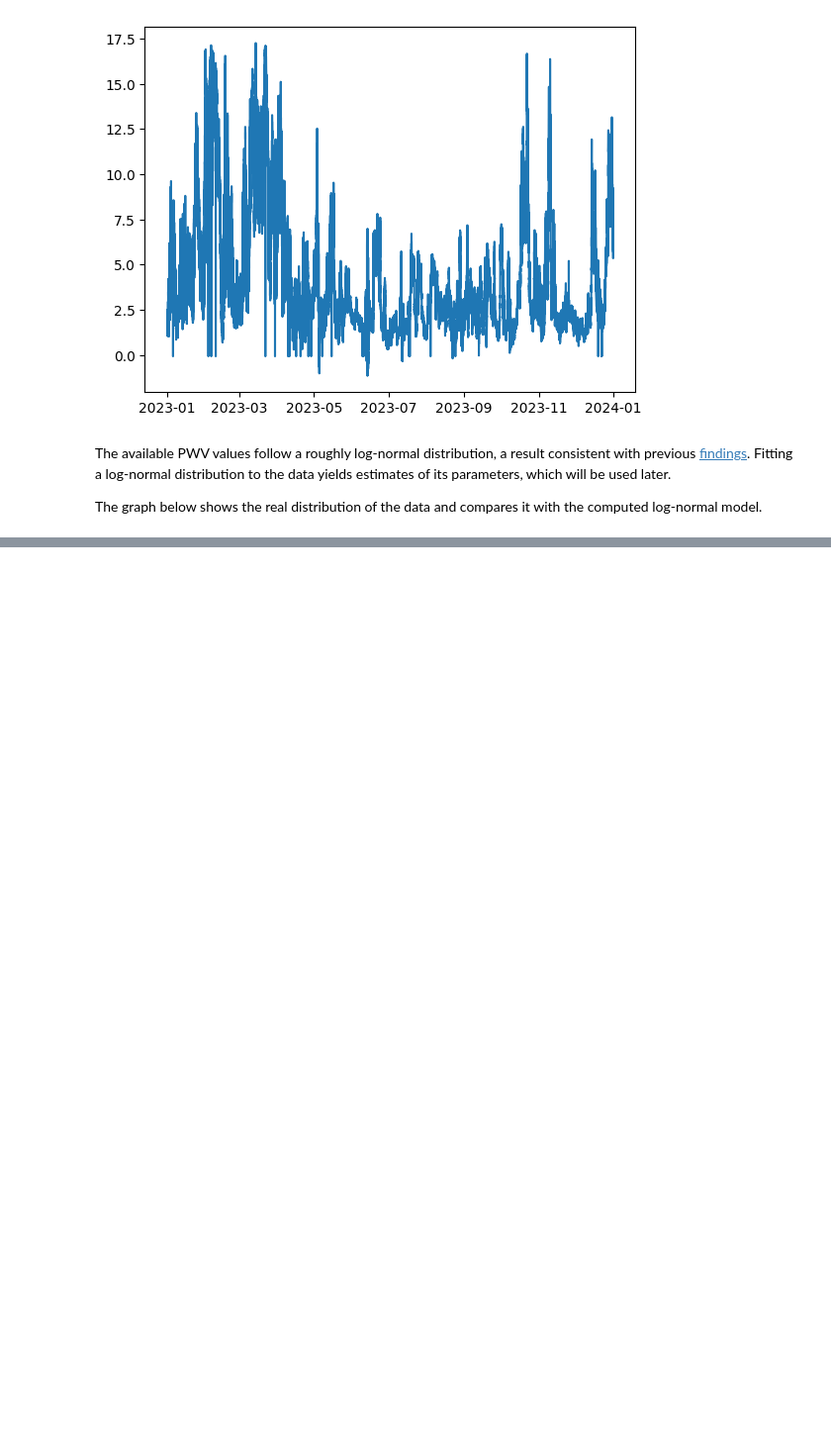
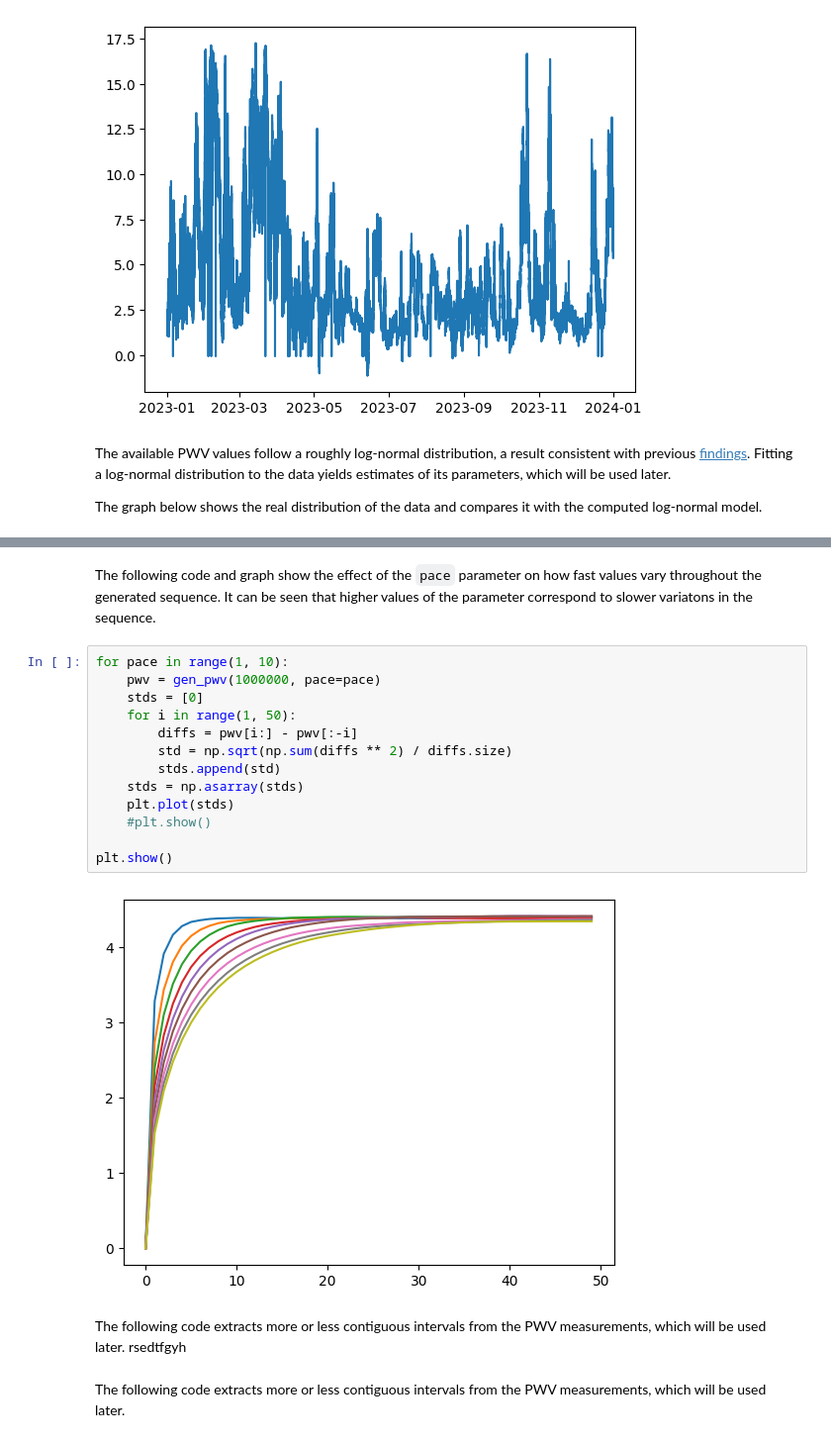
Before and after one commit to Aspie96/AstroTesi, a Jupyter notebook: notebooks/GeneratePVW.ipynb, the cells around one changed output, grey strips where cells are left out. Shown: that part at 99% size. Cells and saved outputs as stored; diff of their text form; blank space fills up the shorter version.

```diff
--- a/notebooks/GeneratePVW.ipynb
+++ b/notebooks/GeneratePVW.ipynb
@@ -386,0 +168,21 @@ plt.show()
+# %% [markdown]
+The following code and graph show the effect of the `pace` parameter on how fast values vary throughout the generated sequence. It can be seen that higher values of the parameter correspond to slower variatons in the sequence.
+# %%
+for pace in range(1, 10):
+	pwv = gen_pwv(1000000, pace=pace)
+	stds = [0]
+	for i in range(1, 50):
+		diffs = pwv[i:] - pwv[:-i]
+		std = np.sqrt(np.sum(diffs ** 2) / diffs.size)
+		stds.append(std)
+	stds = np.asarray(stds)
+	plt.plot(stds)
+	#plt.show()
+
+plt.show()
+# %% [output]
+[figure, added]
+# %% [markdown]
+The following code extracts more or less contiguous intervals from the PWV measurements, which will be used later. rsedtfgyh
+# %% [markdown]
+The following code extracts more or less contiguous intervals from the PWV measurements, which will be used later.
```
Also changed, not shown: parts of 32 cells of this notebook.
